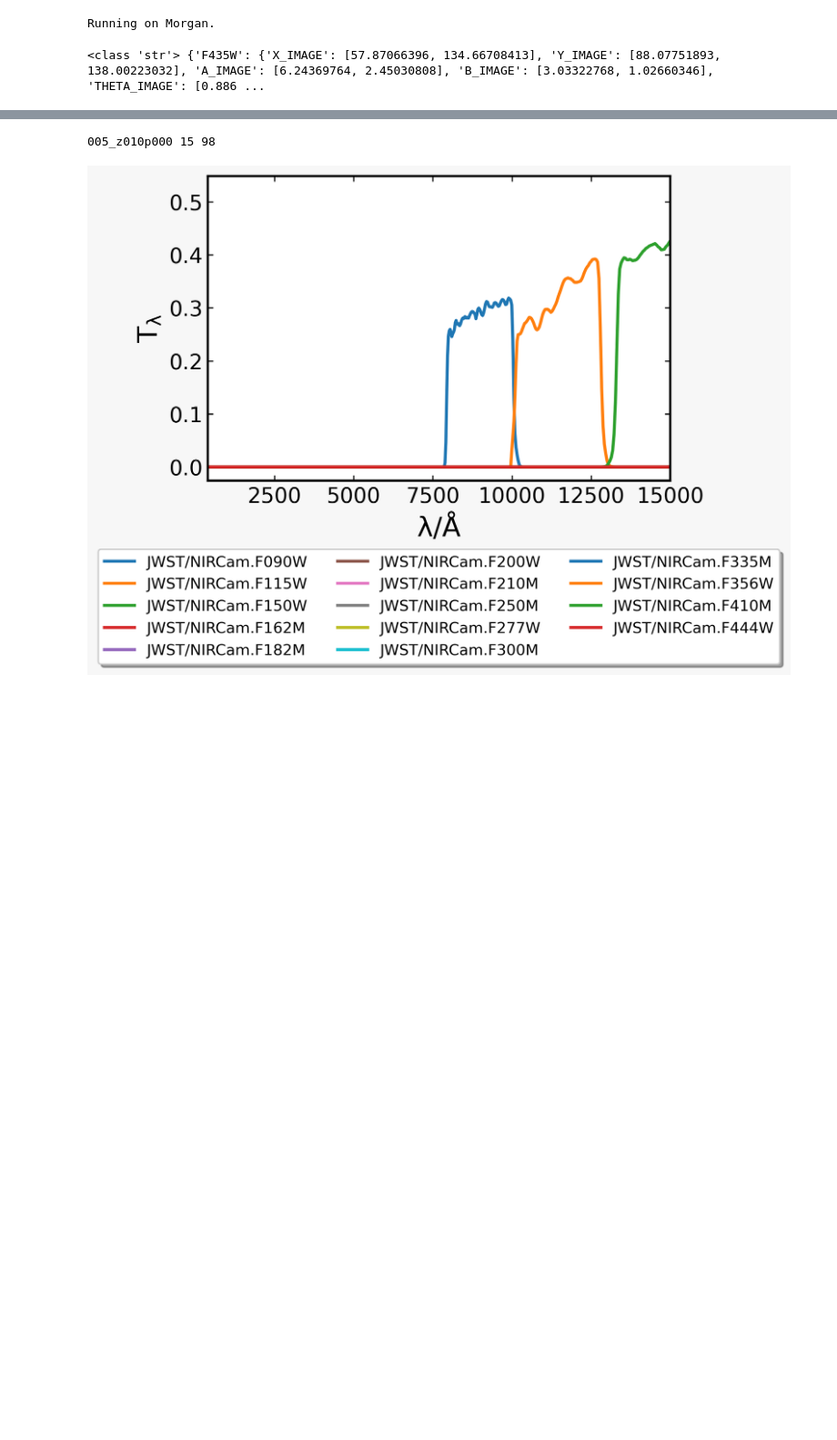
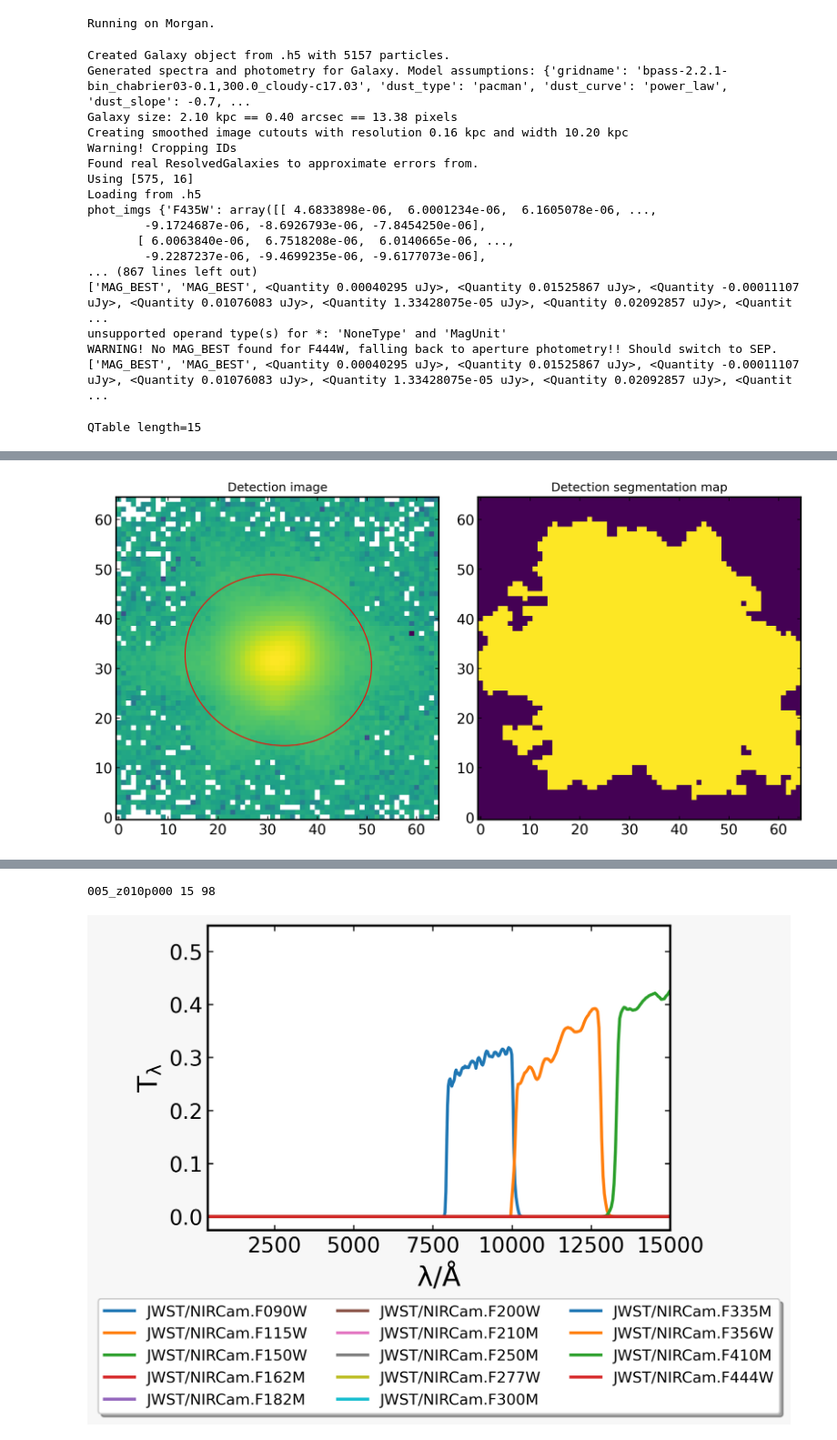
Before and after one commit to tHarvey303/EXPANSE, a Jupyter notebook: MockResolvedGalaxyTesting.ipynb, the cells around one changed output, grey strips where cells are left out. Shown at 91% size. Saved outputs shown, nothing was run; the diff lists cells and outputs as text; code cells hidden in the pictures; blank space fills up the shorter version.

Commit message:
Updated galaxies

```diff
--- a/MockResolvedGalaxyTesting.ipynb
+++ b/MockResolvedGalaxyTesting.ipynb
@@ -41,7 +41,29 @@ grid_dir = "/nvme/scratch/work/tharvey/synthesizer/grids/"
 grid = Grid(grid_name, grid_dir=grid_dir)
 
 path = '/nvme/scratch/work/tharvey/synthesizer/flares_flags_balmer_project.hdf5'
-# %%
-gal = MockResolvedGalaxy.init_from_h5(h5_name = 'JOF_psfmatched_010_z005p000_4_mock.h5', h5_folder = 'galaxies/')
-# %% [output]
-<class 'str'> {'F435W': {'X_IMAGE': [57.87066396, 134.66708413], 'Y_IMAGE': [88.07751893, 138.00223032], 'A_IMAGE': [6.24369764, 2.45030808], 'B_IMAGE': [3.03322768, 1.02660346], 'THETA_IMAGE': [0.886 ...
+# %%
+redshift_code = '008_z007p000'
+galaxy_index = 2
+mock_galaxy = MockResolvedGalaxy.init_mock_from_synthesizer(redshift_code, galaxy_index, grid_dir = grid_dir, file_path = path, mock_survey = 'JOF_psfmatched')
+mock_galaxy.pixedfit_processing(gal_region_use = 'detection', overwrite = overwrite) # Maybe seg map should be from detection image?
+mock_galaxy.pixedfit_binning(overwrite = overwrite)
+mock_galaxy.measure_flux_in_bins(overwrite = overwrite)
+# %% [output]
+Created Galaxy object from .h5 with 5157 particles.
+Generated spectra and photometry for Galaxy. Model assumptions: {'gridname': 'bpass-2.2.1-bin_chabrier03-0.1,300.0_cloudy-c17.03', 'dust_type': 'pacman', 'dust_curve': 'power_law', 'dust_slope': -0.7, ...
+Galaxy size: 2.10 kpc == 0.40 arcsec == 13.38 pixels
+Creating smoothed image cutouts with resolution 0.16 kpc and width 10.20 kpc
+Warning! Cropping IDs
+Found real ResolvedGalaxies to approximate errors from.
+Using [575, 16]
+Loading from .h5
+phot_imgs {'F435W': array([[ 4.6833898e-06,  6.0001234e-06,  6.1605078e-06, ...,
+        -9.1724687e-06, -8.6926793e-06, -7.8454250e-06],
+       [ 6.0063840e-06,  6.7518208e-06,  6.0140665e-06, ...,
+        -9.2287237e-06, -9.4699235e-06, -9.6177073e-06],
+... (867 lines left out)
+['MAG_BEST', 'MAG_BEST', <Quantity 0.00040295 uJy>, <Quantity 0.01525867 uJy>, <Quantity -0.00011107 uJy>, <Quantity 0.01076083 uJy>, <Quantity 1.33428075e-05 uJy>, <Quantity 0.02092857 uJy>, <Quantit ...
+unsupported operand type(s) for *: 'NoneType' and 'MagUnit'
+WARNING! No MAG_BEST found for F444W, falling back to aperture photometry!! Should switch to SEP.
+['MAG_BEST', 'MAG_BEST', <Quantity 0.00040295 uJy>, <Quantity 0.01525867 uJy>, <Quantity -0.00011107 uJy>, <Quantity 0.01076083 uJy>, <Quantity 1.33428075e-05 uJy>, <Quantity 0.02092857 uJy>, <Quantit ...
+QTable length=15
@@ -47,0 +88 @@ gal = MockResolvedGalaxy.init_from_h5(h5_name = 'JOF_psfmatched_010_z005p000_4_m
+[figure, added]
```
Also changed, not shown: parts of 4 cells of this notebook, 13 other files.
